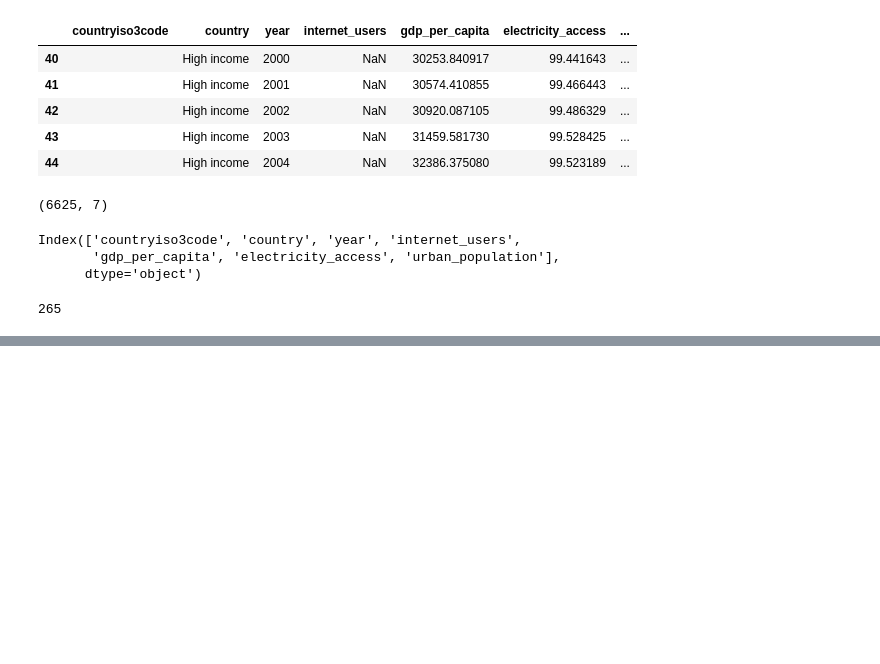
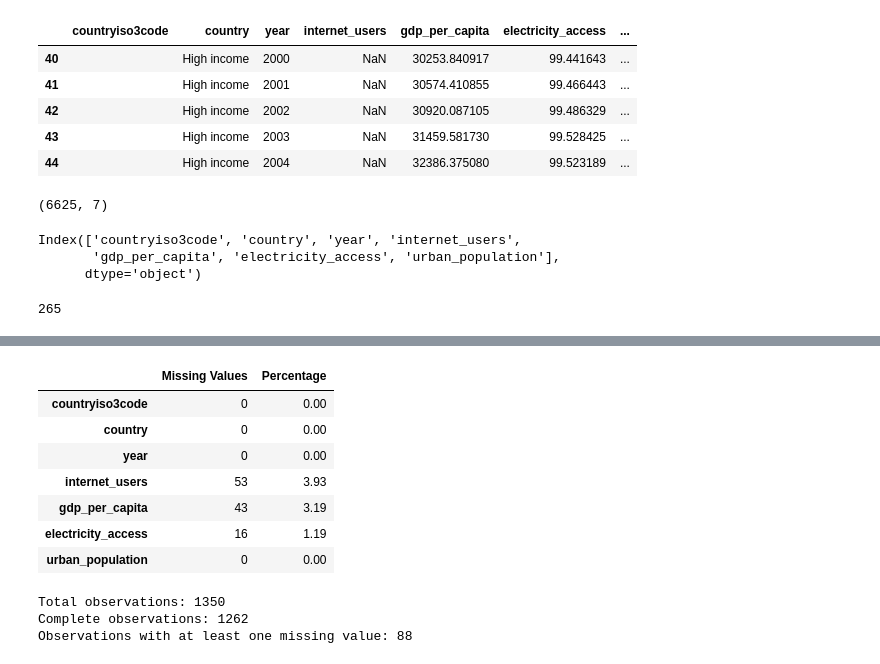
Before and after one commit to chisangachileshe623-ship-it/Africa-Digital-Divide, a Jupyter notebook: 01_africa_digital_divide.ipynb, the cells around one changed output, grey strips where cells are left out. Cells and saved outputs as stored; diff of their text form; code cells hidden in the pictures; blank space fills up the shorter version.

```diff
--- a/01_africa_digital_divide.ipynb
+++ b/01_africa_digital_divide.ipynb
@@ -111,3 +111,23 @@ Index(['countryiso3code', 'country', 'year', 'internet_users',
 data["country"].nunique()
 # %% [output]
 265
+# %%
+import pandas as pd
+
+# African countries (ISO3 country codes)
+
+africa_codes = [
+    "DZA", "AGO", "BEN", "BWA", "BFA", "BDI", "CPV", "CMR",
+    "CAF", "TCD", "COM", "COG", "COD", "CIV", "DJI", "EGY",
+    "GNQ", "ERI", "SWZ", "ETH", "GAB", "GMB", "GHA", "GIN",
+    "GNB", "KEN", "LSO", "LBR", "LBY", "MDG", "MWI", "MLI",
+    "MRT", "MUS", "MAR", "MOZ", "NAM", "NER", "NGA", "RWA",
+    "STP", "SEN", "SYC", "SLE", "SOM", "ZAF", "SSD", "SDN",
+    "TZA", "TGO", "TUN", "UGA", "ZMB", "ZWE"
+]
+
+africa_data = data[data["countryiso3code"].isin(africa_codes)].copy()
+
+print("Rows:", africa_data.shape[0])
+print("Countries:", africa_data["country"].nunique())
+print("Years:", africa_data["year"].min(), "-", africa_data["year"].max())
@@ -113,0 +164,28 @@ data["country"].nunique()
+# %%
+# calculating the percentage of missing values
+
+missing_summary = pd.DataFrame({
+    "Missing Values": africa_data.isnull().sum(),
+    "Percentage": (africa_data.isnull().mean() * 100).round(2)
+})
+
+missing_summary
+# %% [output]
+|  | Missing Values | Percentage |
+| countryiso3code | 0 | 0.00 |
+| country | 0 | 0.00 |
+| year | 0 | 0.00 |
+| internet_users | 53 | 3.93 |
+| gdp_per_capita | 43 | 3.19 |
+| electricity_access | 16 | 1.19 |
+| urban_population | 0 | 0.00 |
+# %%
+# Checking how many complete observations are there
+
+print("Total observations:", len(africa_data))
+print("Complete observations:", africa_data.dropna().shape[0])
+print("Observations with at least one missing value:", africa_data.isnull().any(axis=1).sum())
+# %% [output]
+Total observations: 1350
+Complete observations: 1262
+Observations with at least one missing value: 88
```
Also changed, not shown: parts of 15 cells of this notebook.
